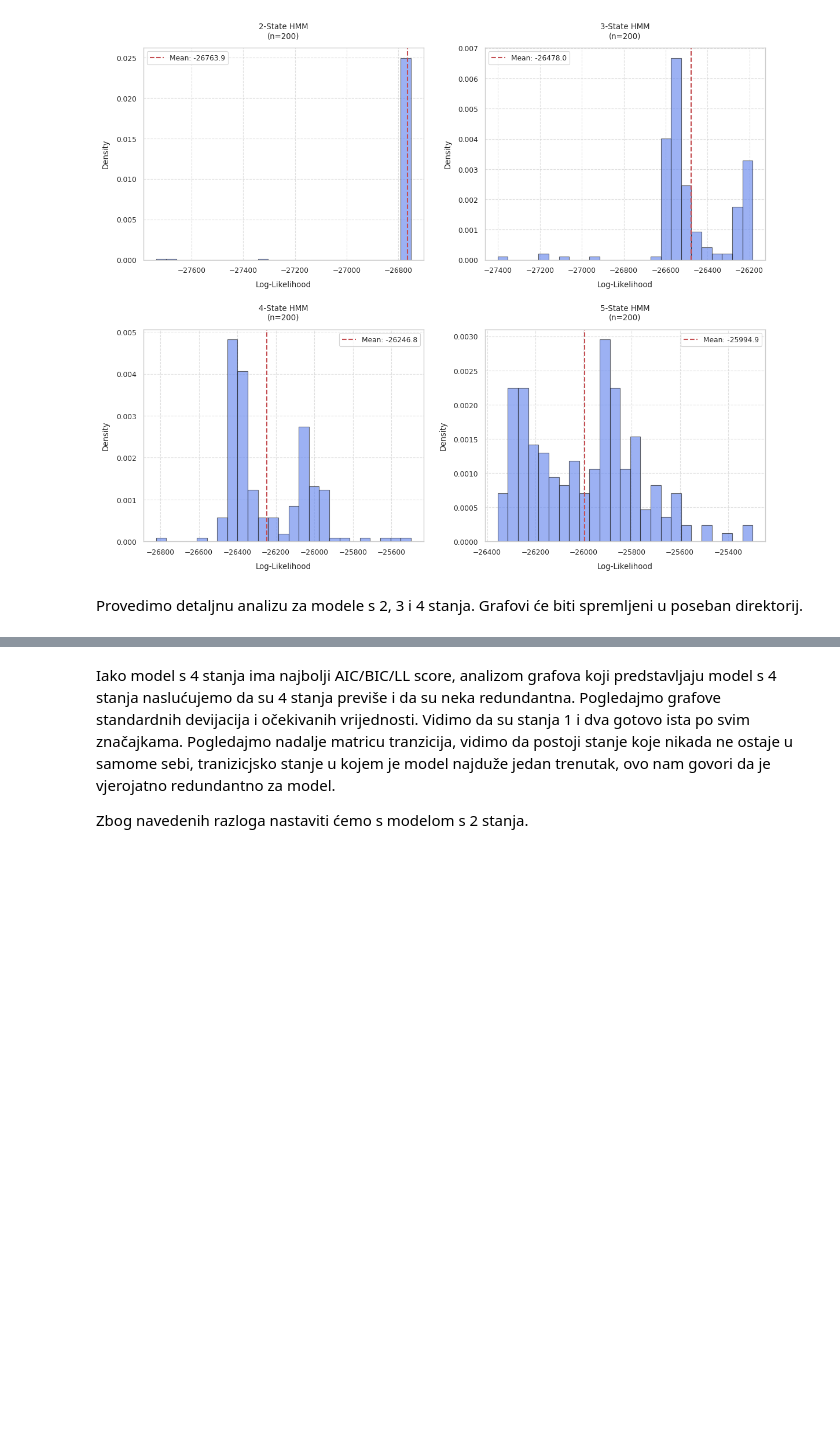
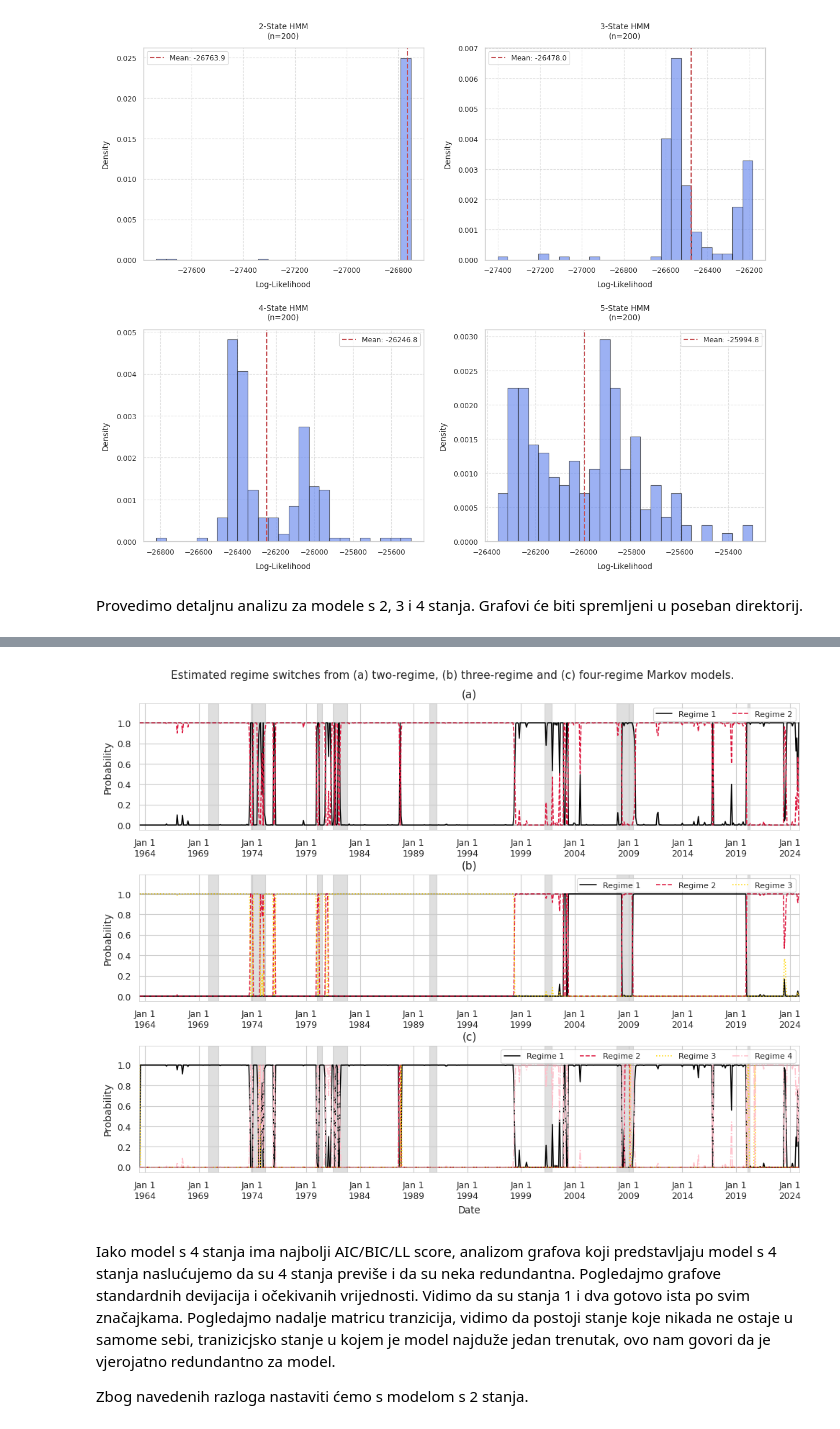
Before and after one commit to evucelic/HMM-Market-Regime-Estimation, a Jupyter notebook: fama_french_HMM.ipynb, the cells around one changed output, grey strips where cells are left out. Cells and saved outputs as stored; diff of their text form; code cells hidden in the pictures; blank space fills up the shorter version.

```diff
--- a/fama_french_HMM.ipynb
+++ b/fama_french_HMM.ipynb
@@ -143,16 +131,23 @@ model_parameters_df
 # %%
-# TODO add K-means initialization
-
-
 def evaluate_hmm(model_parameters_df, rs, ns, loop):
+    """
+    Evaluate HMM models with different numbers of states to find the ones with the best LL, AIC and BIC scores.
+    Parameters:
+        model_parameters_df (pd.DataFrame): DataFrame containing the model parameters.
+        rs (int): Random state for reproducibility.
+        ns (list): List of numbers of states to evaluate.
+        loop (int): Number of iterations for each number of states.
+    Returns:
+        tuple: A tuple containing lists of AIC, BIC, LL scores, convergence status, iterations,
+               best models, and all models for each number of states.
+    """
     aic = []
     bic = []
     lls = []
     convergence_status = []
     iterations = []
-    # ns = [2, 3, 4, 5]
     models = defaultdict(list)
-    # save in this format: {number_of_states: [(model, LL), ...]}
+    # saved in this format: {number_of_states: [(model, LL), ...]}
     best_models = defaultdict()
 
     X = model_parameters_df.values
@@ -184,6 +179,7 @@ def evaluate_hmm(model_parameters_df, rs, ns, loop):
         convergence_status.append(best_model.monitor_.converged)
         iterations.append(best_model.monitor_.iter)
 
+    # Log to make sure the results converge
     print("Convergence Status: ", convergence_status)
     print("Iterations: ", iterations)
     return aic, bic, lls, convergence_status, iterations, best_models, models
@@ -263,4 +264,16 @@ model_3_states = best_models[3]
+# %%
+# Whole timeframe of model parameters to train on, later will split into train/test sets
+X = model_parameters_df.values
+lengths = [len(X)]
+
+# Extract the models with the best LL, AIC, and BIC scores for 2/3/4 states
+model_2_states = best_models[2]
+
+model_3_states = best_models[3]
+
+model_4_states = best_models[4]
 # %%
+# Get probabilities of being in each state for each observation in the dataset
 state_probs_2 = model_2_states.predict_proba(X, lengths=len(X))
 state_probs_3 = model_3_states.predict_proba(X, lengths=len(X))
-state_probs_4 = h.predict_proba(X, lengths=len(X))
+state_probs_4 = model_4_states.predict_proba(X, lengths=len(X))
@@ -332,2 +381,9 @@ plt.show()
+# %%
+state_probs_list = [state_probs_2, state_probs_3, state_probs_4]
+plot_regime_switches(
+    model_parameters_df, state_probs_list, fred_recessions
+)
+# %% [output]
+[figure, added]
 # %%
 def plot_means_by_state(h, model_parameters_df):
```
Also changed, not shown: parts of 45 cells of this notebook.
